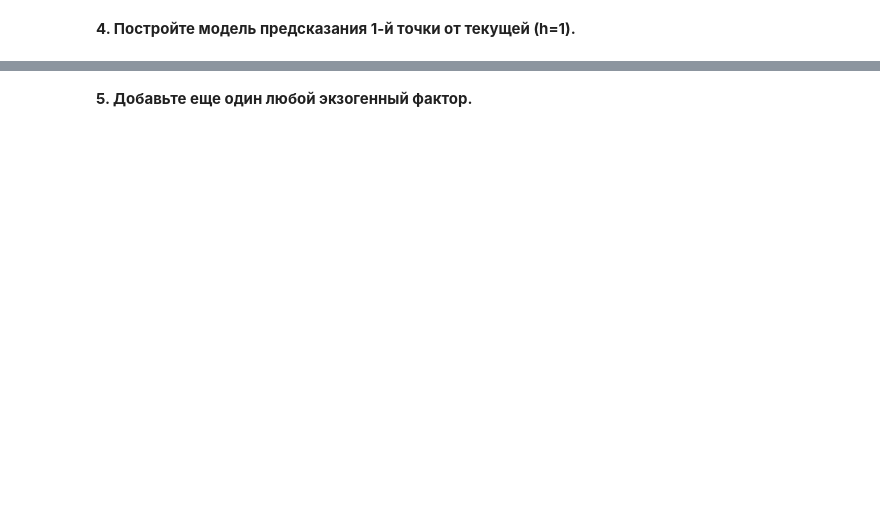
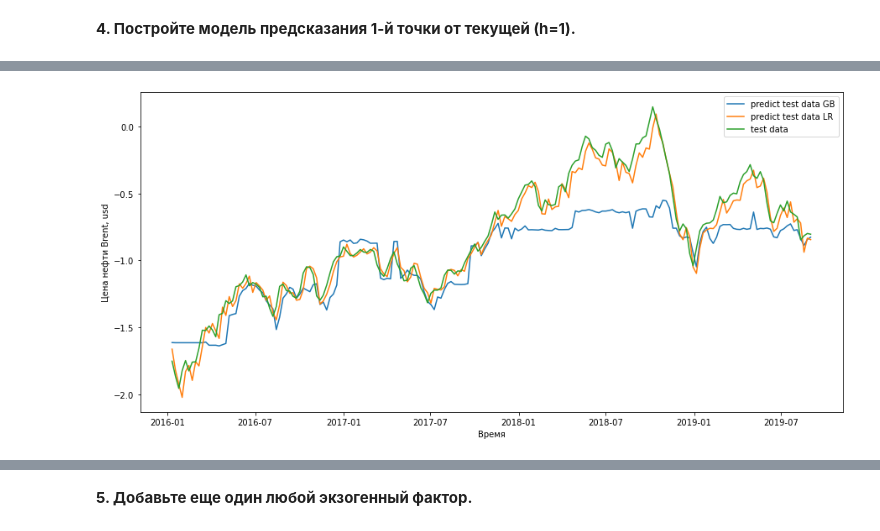
Before and after one commit to dimireme/gb_ml_at_bisines, a Jupyter notebook: lesson_5.ipynb, the cells around one changed output, grey strips where cells are left out. Drawn from its saved outputs; the diff is of its cells as text; code cells hidden in the pictures; blank space fills up the shorter version.

```diff
--- a/lesson_5.ipynb
+++ b/lesson_5.ipynb
@@ -142,0 +501,6 @@ data_week['diff1'] = data_week['Значение'].diff(1)
+# %%
+model_g = GradientBoostingRegressor(max_depth=5, random_state=42, n_estimators=200)
+model_l = LinearRegression()
+# %%
+model_l.fit(X_train, y_train)
+model_g.fit(X_train, y_train)
@@ -142,0 +509,6 @@ data_week['diff1'] = data_week['Значение'].diff(1)
+# %%
+y_train_pred_g = model_g.predict(X_train)
+y_train_pred_l = model_l.predict(X_train)
+
+y_test_pred_g = model_g.predict(X_test)
+y_test_pred_l = model_l.predict(X_test)
@@ -142,0 +549,14 @@ data_week['diff1'] = data_week['Значение'].diff(1)
+# %%
+plt.figure(figsize=(15, 7))
+
+plt.xlabel('Время')
+plt.ylabel('Цена нефти Brent, usd')
+
+plt.plot(data_week.index[-len(y_test_pred_g):], y_test_pred_g, label='predict test data GB' )
+plt.plot(data_week.index[-len(y_test_pred_l):], y_test_pred_l, label='predict test data LR' )
+plt.plot(data_week.index[-len(y_test):], y_test, label='test data')
+
+plt.legend()
+plt.show()
+# %% [output]
+[figure, added]
```
Also changed, not shown: parts of 75 cells of this notebook, 2 other files.
